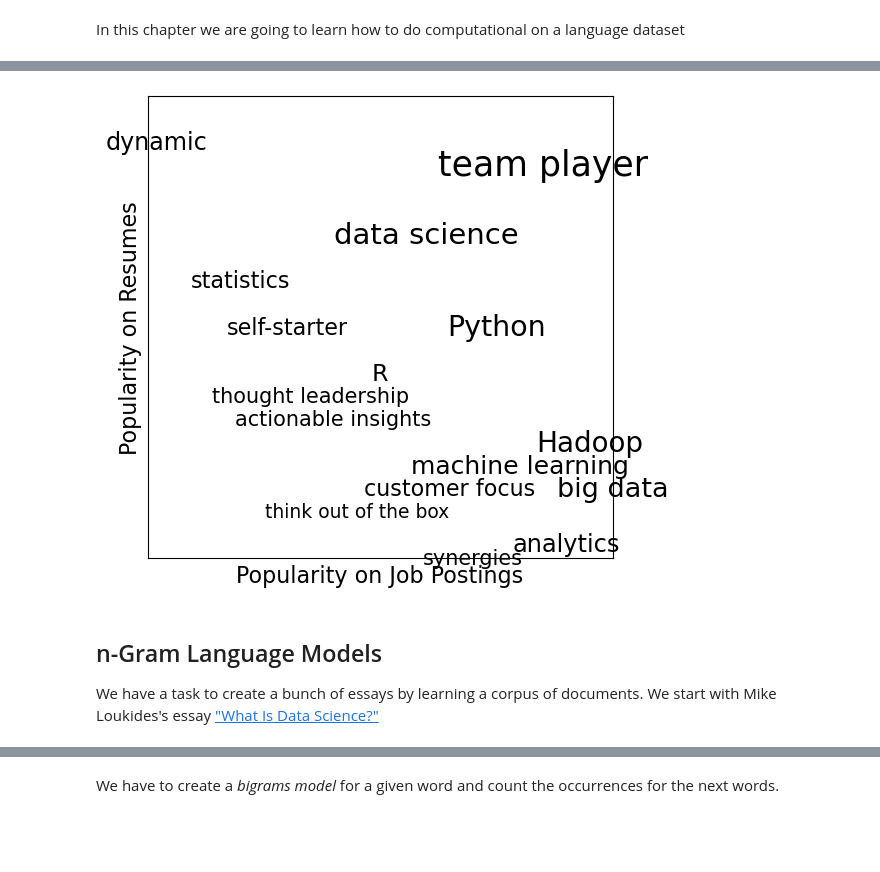
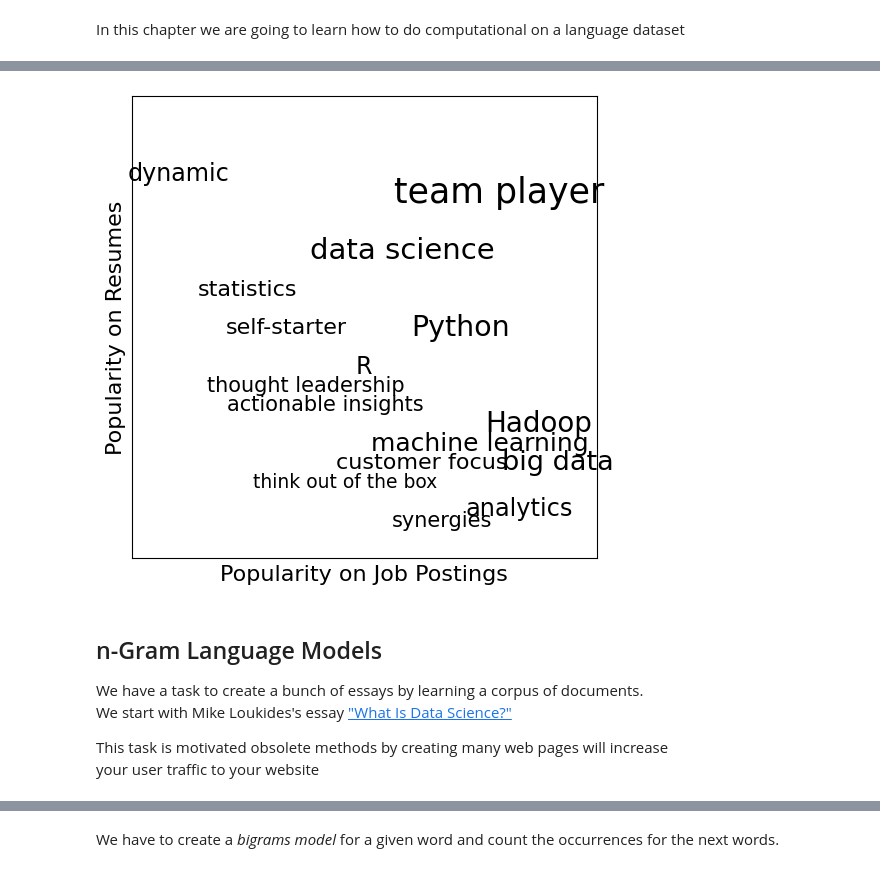
Before and after one commit to LugoBlogger/AK-201-426-data-science, a Jupyter notebook: ch-21-nlp-01.ipynb, the cells around one changed output, grey strips where cells are left out. Cells and saved outputs as stored; diff of their text form; code cells hidden in the pictures; blank space fills up the shorter version.

```diff
--- a/ch-21-nlp-01.ipynb
+++ b/ch-21-nlp-01.ipynb
@@ -57,25 +100,29 @@ def text_size(total: int) -> float:
 # %%
 fig, ax = plt.subplots(figsize=(6, 6))
 
 for word, job_popularity, resume_popularity in data:
   ax.text(job_popularity, resume_popularity, word,
           ha="center", va="center",
           size=text_size(job_popularity + resume_popularity))
 
 ax.set_xlabel("Popularity on Job Postings")
 ax.set_ylabel("Popularity on Resumes")
 
-ax.axis([0, 100, 0, 100])
+ax.set_xlim([-10, 110])
+ax.set_ylim([-10, 110])
 
 ax.set_xticks([])
 ax.set_yticks([])
 
 plt.show(fig)
 # %% [output]
-[figure, old version]
+[figure, new version]
 # %% [markdown]
 ## n-Gram Language Models
 
-We have a task to create a bunch of essays by learning a corpus of
-documents. We start with Mike Loukides's essay ["What Is Data Science?"](http://oreil.ly/1Cd6ykN)
+We have a task to create a bunch of essays by learning a corpus of documents.
+We start with Mike Loukides's essay ["What Is Data Science?"](http://oreil.ly/1Cd6ykN)
+
+This task is motivated obsolete methods by creating many web pages will increase
+your user traffic to your website
 # %%
```
Also changed, not shown: parts of 35 cells of this notebook, 6 other files.
